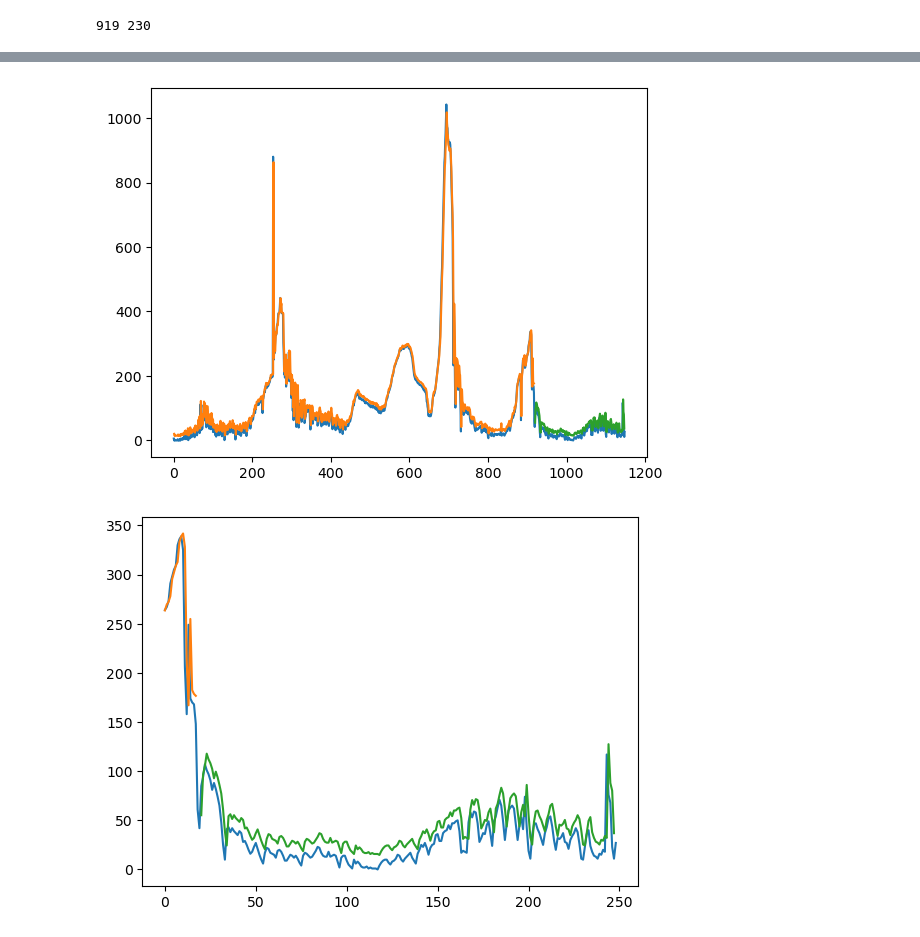
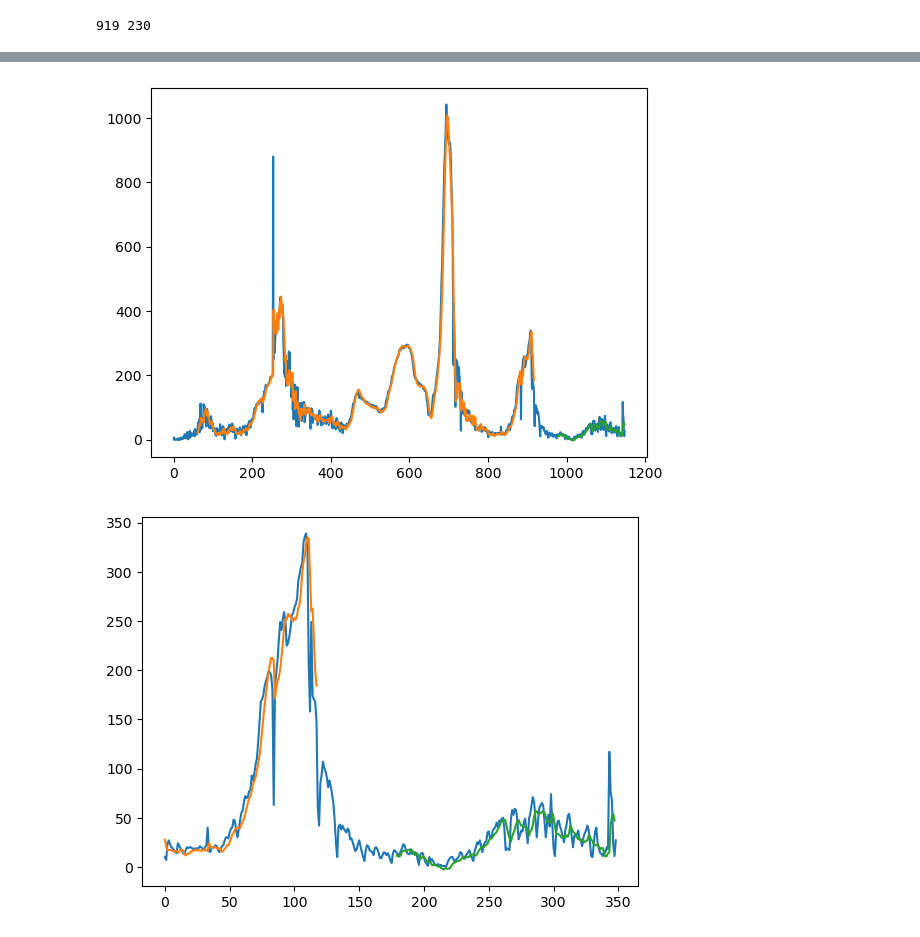
Before and after one commit to Alex-Samarkin/TSRevenko, a Jupyter notebook: Predict_neural_network.ipynb, the cells around one changed output, grey strips where cells are left out. Drawn from its saved outputs; the diff is of its cells as text; code cells hidden in the pictures.

```diff
--- a/Predict_neural_network.ipynb
+++ b/Predict_neural_network.ipynb
@@ -100,7 +100,7 @@ def create_dataset(dataset, look_back=1):
 	return np.array(dataX), np.array(dataY)
 # %%
 # reshape into X=t and Y=t+1
-look_back = 1
+look_back = 60
 trainX, trainY = create_dataset(train, look_back)
 testX, testY = create_dataset(test, look_back)
 # %%
@@ -111,14 +111,16 @@ testX = np.reshape(testX, (testX.shape[0], 1, testX.shape[1]))
 # create and fit the LSTM network
 model = None
 # Define the EarlyStopping callback
-early_stopping = EarlyStopping(monitor='loss', patience=10, mode='min', min_delta=1.e-4)
+early_stopping = EarlyStopping(monitor='loss', patience=12, mode='min', min_delta=1.e-4)
+
+U = 64
 
 model = Sequential()
-model.add(GaussianNoise(0.01, input_shape=(1, look_back)))
-model.add(GRU(100, input_shape=(1, look_back)))
-model.add(Dropout(0.1))
+model.add(GaussianNoise(0.001, input_shape=(1, look_back)))
+model.add(LSTM(U, input_shape=(1, look_back),activation='tanh'))
+model.add(Dropout(0.02))
 model.add(Dense(1))
 model.compile(loss='mean_squared_error', optimizer='sgd')
-model.fit(trainX, trainY, epochs=255, batch_size=1, verbose=2,callbacks=[early_stopping])
+history = model.fit(trainX, trainY, epochs=255, batch_size=1, validation_data=(testX, testY), verbose=2,callbacks=[early_stopping])
 # %% [output]
 Epoch 1/255
@@ -177,13 +188,13 @@ plt.plot(trainPredictPlot)
 plt.plot(testPredictPlot)
 plt.show()
 # %% [output]
-[figure, old version]
+[figure, new version]
 # %%
 # plot baseline and predictions
-l_skip = 900
+l_skip = 800
 plt.plot(scaler.inverse_transform(dataset)[l_skip:])
 plt.plot(trainPredictPlot[l_skip:])
 plt.plot(testPredictPlot[l_skip:])
 plt.show()
 # %% [output]
-[figure, old version]
+[figure, new version]
```
Also changed, not shown: parts of 6 cells of this notebook, 1 other file.
